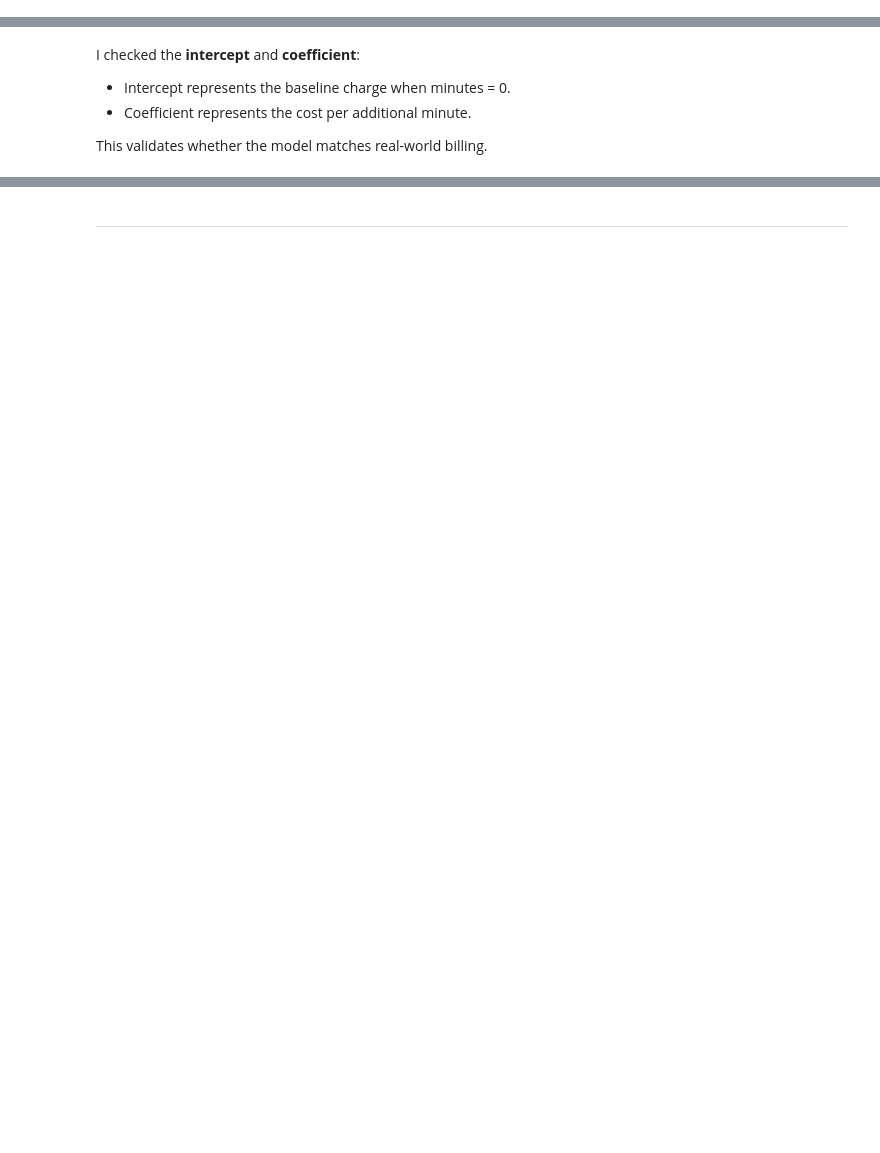
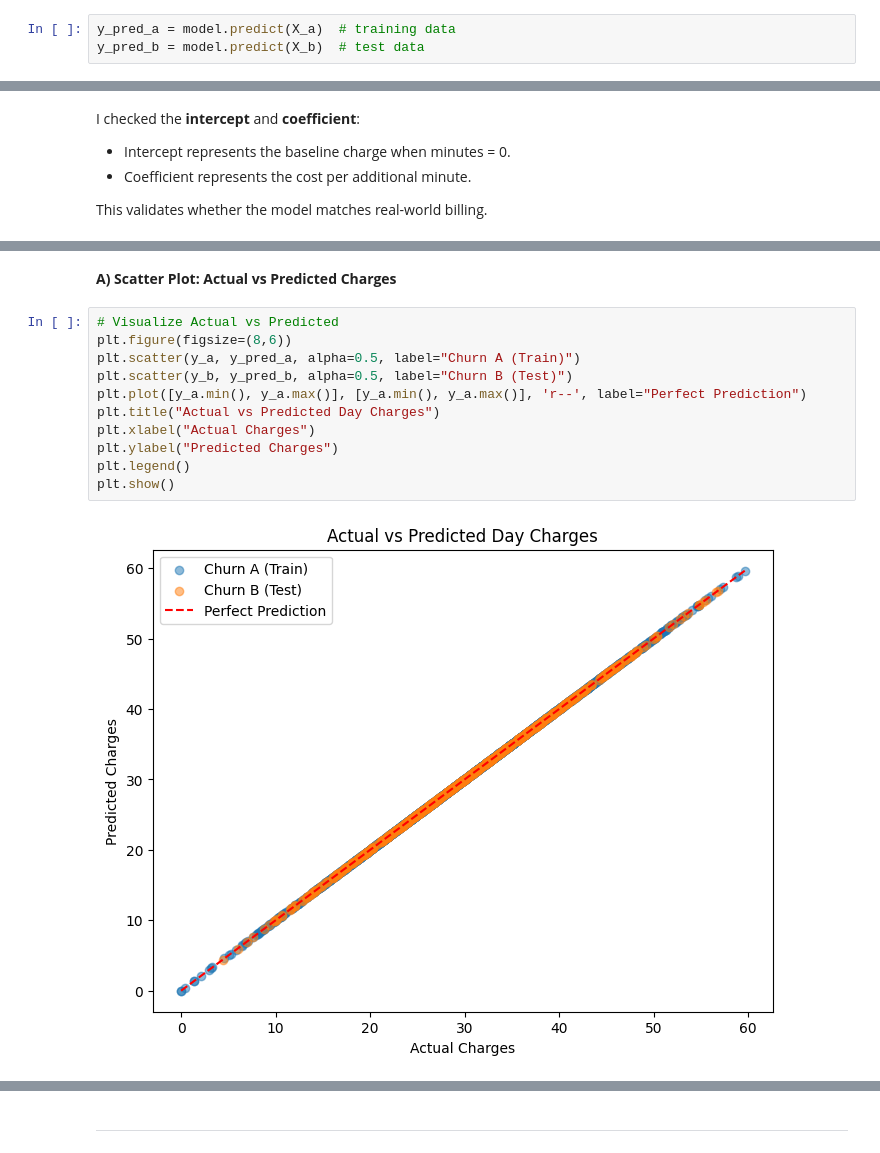
Before and after one commit to OcSpice/Churn-Simple-Linear-Regression, a Jupyter notebook: Churn_Simple_Linear_Regression.ipynb, the cells around one changed output, grey strips where cells are left out. Cells and saved outputs as stored; diff of their text form; blank space fills up the shorter version.

```diff
--- a/Churn_Simple_Linear_Regression.ipynb
+++ b/Churn_Simple_Linear_Regression.ipynb
@@ -106,3 +120,6 @@ y_pred = model.predict(X_b)
+# %%
+y_pred_a = model.predict(X_a)  # training data
+y_pred_b = model.predict(X_b)  # test data
 # %% [markdown]
 ---
 # %% [markdown]
@@ -148,0 +242,15 @@ plt.show()
+# %% [markdown]
+**A) Scatter Plot: Actual vs Predicted Charges**
+# %%
+# Visualize Actual vs Predicted
+plt.figure(figsize=(8,6))
+plt.scatter(y_a, y_pred_a, alpha=0.5, label="Churn A (Train)")
+plt.scatter(y_b, y_pred_b, alpha=0.5, label="Churn B (Test)")
+plt.plot([y_a.min(), y_a.max()], [y_a.min(), y_a.max()], 'r--', label="Perfect Prediction")
+plt.title("Actual vs Predicted Day Charges")
+plt.xlabel("Actual Charges")
+plt.ylabel("Predicted Charges")
+plt.legend()
+plt.show()
+# %% [output]
+[figure, added]
```
Also changed, not shown: parts of 30 cells of this notebook.
